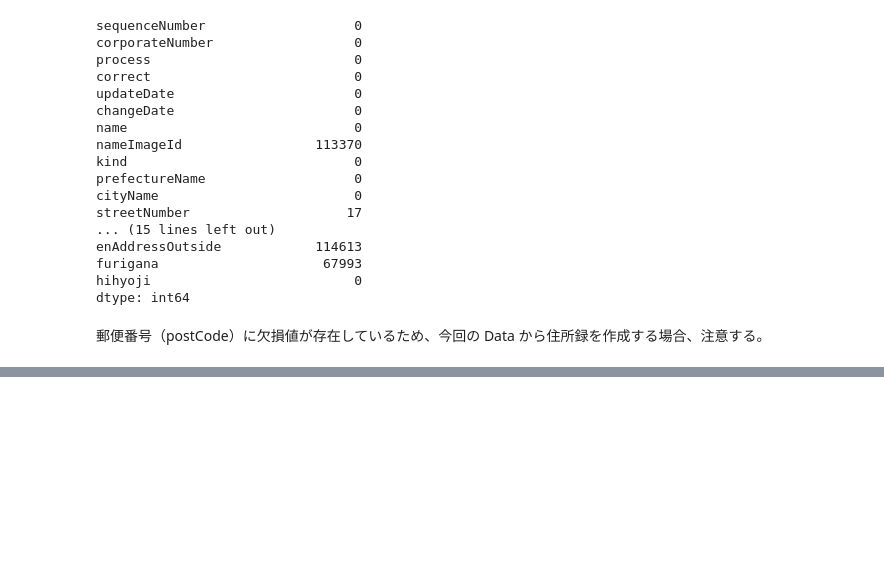
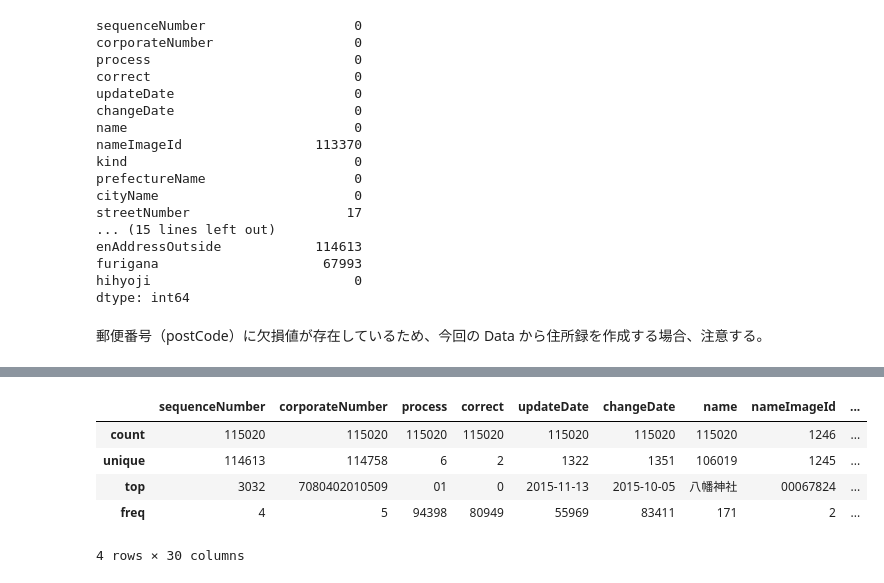
Before and after one commit to 1024xx4/100_Data_processing--visualization, a Jupyter notebook: structured_data.ipynb, the cells around one changed output, grey strips where cells are left out. Saved outputs shown, nothing was run; the diff lists cells and outputs as text; code cells hidden in the pictures; blank space fills up the shorter version.

```diff
--- a/structured_data.ipynb
+++ b/structured_data.ipynb
@@ -237,0 +344,10 @@ dtype: int64
+# %%
+# 改めて統計量と欠損値を確認する
+data.describe()
+# %% [output]
+|  | sequenceNumber | corporateNumber | process | correct | updateDate | changeDate | name | nameImageId | ... |
+| count | 115020 | 115020 | 115020 | 115020 | 115020 | 115020 | 115020 | 1246 | ... |
+| unique | 114613 | 114758 | 6 | 2 | 1322 | 1351 | 106019 | 1245 | ... |
+| top | 3032 | 7080402010509 | 01 | 0 | 2015-11-13 | 2015-10-05 | 八幡神社 | 00067824 | ... |
+| freq | 4 | 5 | 94398 | 80949 | 55969 | 83411 | 171 | 2 | ... |
+4 rows × 30 columns
```
Also changed, not shown: parts of 21 cells of this notebook.
